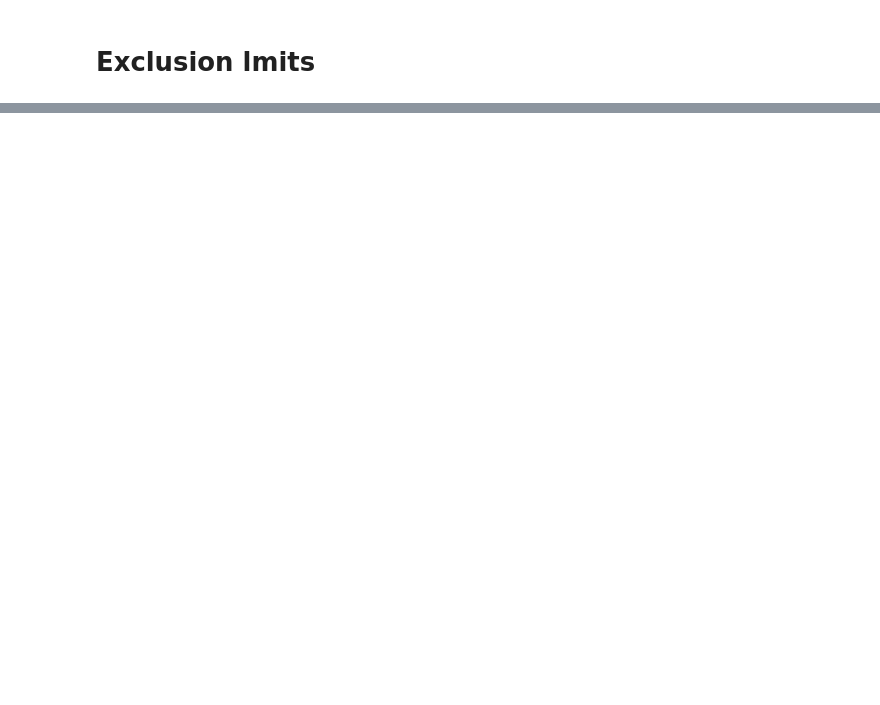
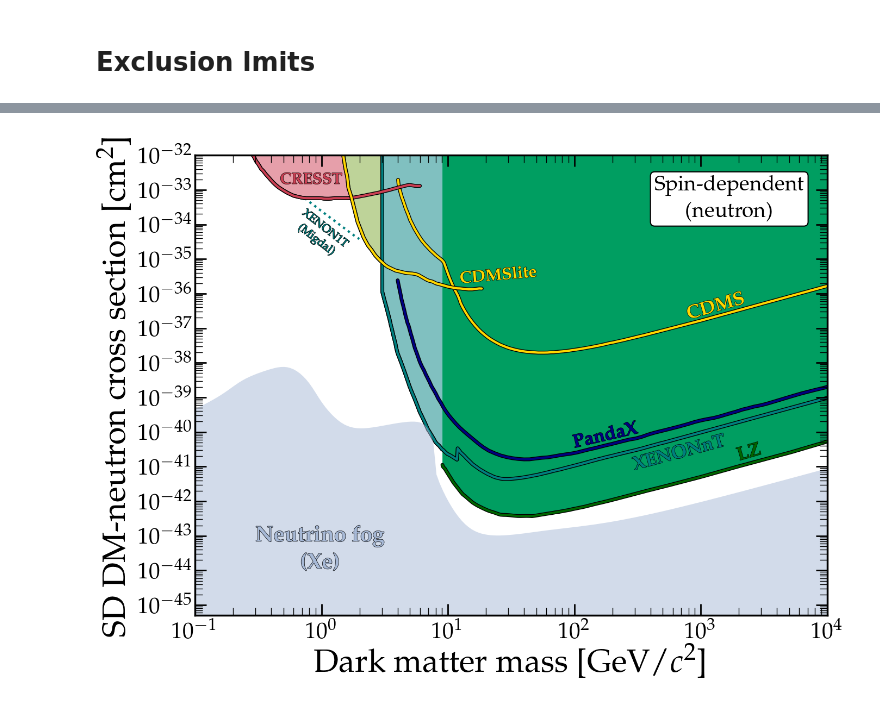
Before and after one commit to cajohare/DirectDetectionPlots, a Jupyter notebook: notebooks/DM-Nucleon.ipynb, the cells around one changed output, grey strips where cells are left out. Cells and saved outputs as stored; diff of their text form; code cells hidden in the pictures; blank space fills up the shorter version.

```diff
--- a/notebooks/DM-Nucleon.ipynb
+++ b/notebooks/DM-Nucleon.ipynb
@@ -67,0 +126,55 @@ MySaveFig(fig,'Nucleon_SI')
+# %%
+from numpy import *
+import matplotlib
+import matplotlib.pyplot as plt
+import matplotlib.patheffects as pe
+from PlotFuncs import *
+
+plt.style.use('sty.mplstyle')
+
+fig, ax = plt.subplots()
+
+fpath = '../data/limits/Nucleon/SDn/'
+
+rot_45 = 16
+
+# Plot limits
+PlotBound(ax,fpath+'LZ_2024.txt',edgecolor='darkgreen',textcolor='darkgreen',facecolor=[0.0, 0.62, 0.38],label=r'{\bf LZ}',rotation=rot_45,label_pos=[2000,1.5e-41])
+
+PlotBound(ax,fpath+'XENONnT_2024_Combined.txt',edgecolor='teal',textcolor='teal',facealpha=0,label=r'{\bf XENONnT}',rotation=rot_45-1,label_pos=[300,0.08e-40])
+PlotBound(ax,fpath+'XENONnT_2024_Combined.txt',edgecolor='teal',textcolor='teal',facecolor=col_alpha('teal',0.5),zorder=-10)
+
+PlotBound(ax,fpath+'PandaX.txt',edgecolor='navy',textcolor='navy',facealpha=0,label=r'{\bf PandaX}',rotation=rot_45-3,label_pos=[100,3.5e-41])
+PlotBound(ax,fpath+'CDMS.txt',edgecolor='gold',textcolor='gold',facealpha=0,label=r'{\bf CDMS}',rotation=rot_45,label_pos=[800,1.8e-37])
+PlotBound(ax,fpath+'CRESST.txt',edgecolor=[0.8, 0.25, 0.33],textcolor=[0.8, 0.25, 0.33],facealpha=0,label=r'{\bf CRESST}',rotation=0,label_pos=[0.47,1.5e-33],fontsize=21)
+PlotBound(ax,fpath+'CRESST.txt',edgecolor=[0.8, 0.25, 0.33],textcolor=[0.8, 0.25, 0.33],facecolor=col_alpha([0.8, 0.25, 0.33],0.5),zorder=-11)
+PlotBound(ax,fpath+'CDMSlite.txt',edgecolor='gold',textcolor='gold',facealpha=0,label=r'{\bf CDMSlite}',rotation=5,label_pos=[12.5,2e-36],fontsize=22)
+PlotBound(ax,fpath+'CDMSlite.txt',edgecolor='gold',textcolor='gold',facecolor=col_alpha('#7da832',0.5),zorder=-11)
+PlotBound(ax,fpath+'XENON1T-Migdal.txt',edgecolor='teal',textcolor='teal',linestyle=':',facealpha=0,label=r'\begin{center} XENON1T \linebreak (Migdal)\end{center}',fontsize=15,rotation=-38,label_pos=[0.7,0.2e-33],path_effects=None,zorder=-12)
+
+
+
+# neutrino fog
+PlotBound(ax,'../data/fog/Nucleon/SDn/nuFog_n2_Xe.txt',y2=0,label=r'\begin{center} {\bf Neutrino fog \linebreak (Xe)}\end{center}',label_pos=[0.3,7e-44],fontsize=29,rotation=0,facecolor='#a7b9d6',lw=0,textcolor='#a7b9d6',facealpha=0.5)
+
+# Finishing touches
+ax.set_yscale('log')
+ax.set_xscale('log')
+ax.set_xlim([0.1,1e4])
+ax.set_ylim([5e-46,1e-32])
+ax.set_xlabel('Dark matter mass [GeV/$c^2$]')
+ax.set_ylabel(r'SD DM-neutron cross section [cm$^{2}$]')
+locmaj = matplotlib.ticker.LogLocator(base=10.0, subs=(1.0, ), numticks=50)
+locmin = matplotlib.ticker.LogLocator(base=10.0, subs=arange(2, 10)*.1,numticks=100)
+ax.yaxis.set_major_locator(locmaj)
+ax.yaxis.set_minor_locator(locmin)
+
+
+
+plt.gcf().text(0.78, 0.82, r'\begin{center}Spin-dependent \linebreak (neutron)\end{center}',ha='center',color='black',multialignment='center',
+            bbox=dict(facecolor='w', linewidth=1.5,
+                        edgecolor='black', boxstyle='round,pad=0.2'))
+
+MySaveFig(fig,'Nucleon_SDn')
+# %% [output]
+[figure, added]
```
Also changed, not shown: parts of 3 cells of this notebook, 37 other files.
